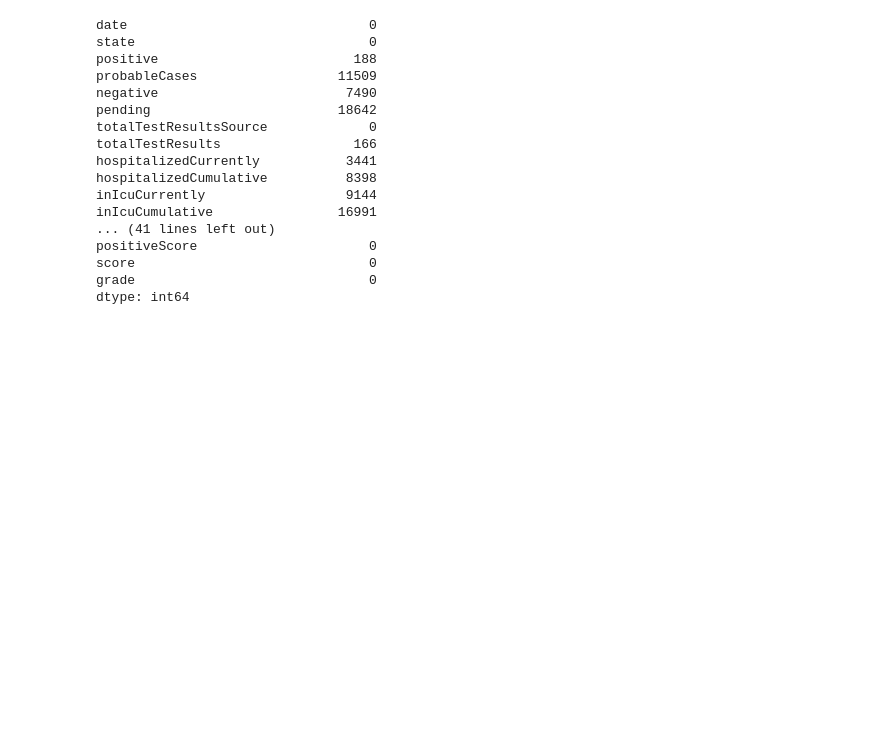
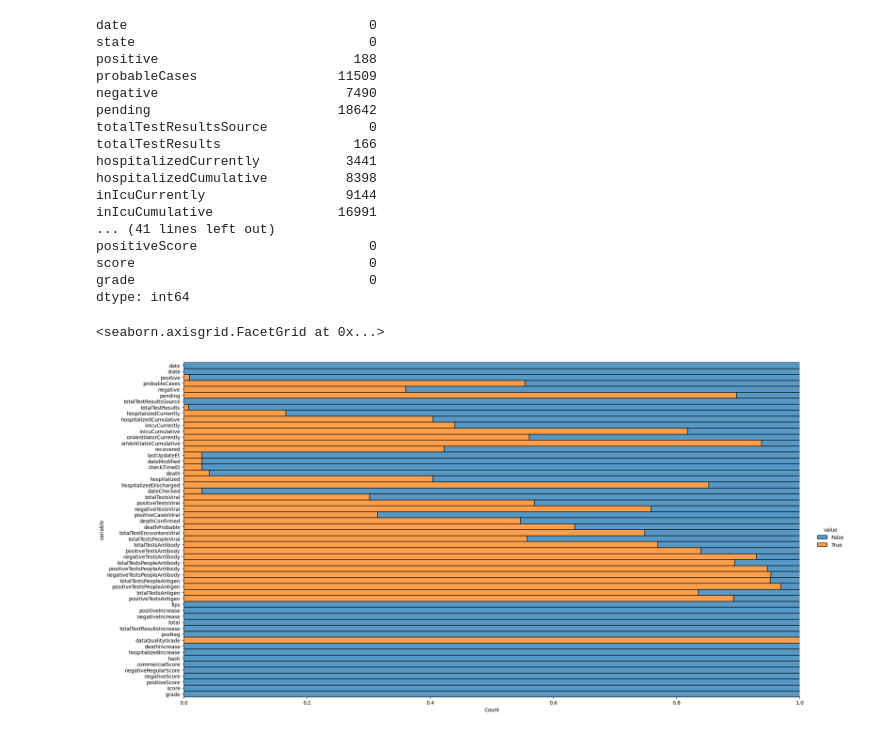
Before and after one commit to AI-School-F5-P2/proyecto_Datathon_equipo_5, a Jupyter notebook: main.ipynb, the cells around one changed output. Saved outputs shown, nothing was run; the diff lists cells and outputs as text; code cells hidden in the pictures; blank space fills up the shorter version.

Commit message:
análisis de nulos y limpieza del dataframe

```diff
--- a/main.ipynb
+++ b/main.ipynb
@@ -67,3 +112,10 @@ positiveScore                      0
 score                              0
 grade                              0
 dtype: int64
+# %%
+#determinamos la proporción de nulos por variable
+df.isnull().melt().pipe(lambda df:(sns.displot(data=df, y="variable",
+                                               hue="value", multiple="fill", height=10, aspect=2)))
+# %% [output]
+<seaborn.axisgrid.FacetGrid at 0x...>
+[figure, added]
```
Also changed, not shown: parts of 20 cells of this notebook.
